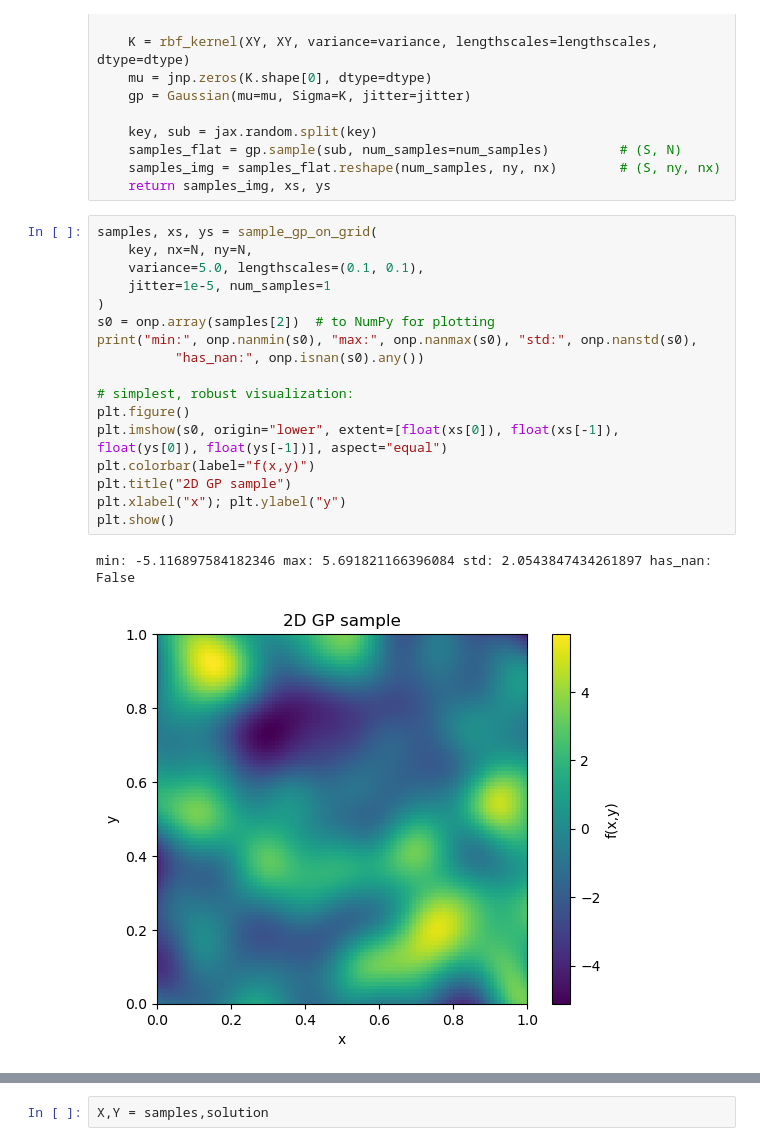
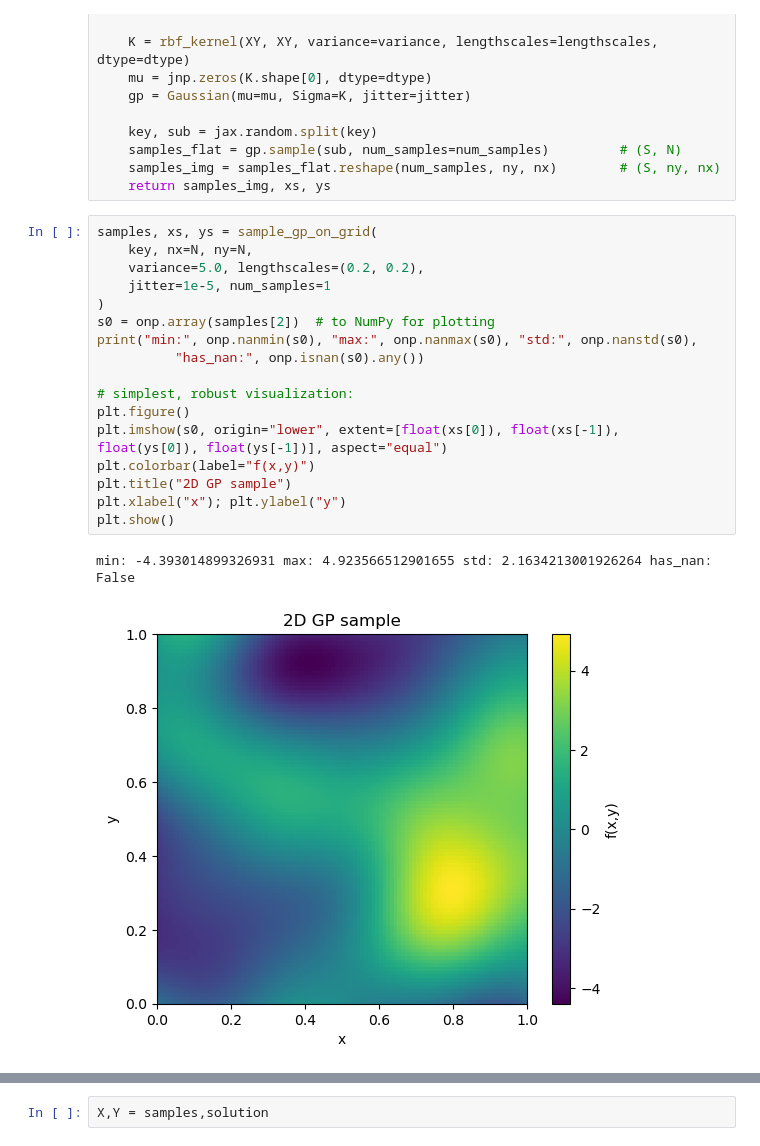
Before and after one commit to leonardvetter/AMOR, a Jupyter notebook: multilayer_RBNO/L_MRBNO.ipynb, the cells around one changed output, grey strips where cells are left out. Cells and saved outputs as stored; diff of their text form.

```diff
--- a/multilayer_RBNO/L_MRBNO.ipynb
+++ b/multilayer_RBNO/L_MRBNO.ipynb
@@ -98,23 +98,23 @@ def sample_gp_on_grid(
 # %%
 samples, xs, ys = sample_gp_on_grid(
     key, nx=N, ny=N,
-    variance=5.0, lengthscales=(0.1, 0.1),
+    variance=5.0, lengthscales=(0.2, 0.2),
     jitter=1e-5, num_samples=1
 )
 s0 = onp.array(samples[2])  # to NumPy for plotting
 print("min:", onp.nanmin(s0), "max:", onp.nanmax(s0), "std:", onp.nanstd(s0),
           "has_nan:", onp.isnan(s0).any())
 
 # simplest, robust visualization:
 plt.figure()
 plt.imshow(s0, origin="lower", extent=[float(xs[0]), float(xs[-1]), float(ys[0]), float(ys[-1])], aspect="equal")
 plt.colorbar(label="f(x,y)")
 plt.title("2D GP sample")
 plt.xlabel("x"); plt.ylabel("y")
 plt.show()
 # %% [output]
-min: -5.116897584182346 max: 5.691821166396084 std: 2.0543847434261897 has_nan: False
+min: -4.393014899326931 max: 4.923566512901655 std: 2.1634213001926264 has_nan: False
-[figure, old version]
+[figure, new version]
 # %%
 #We sample f_cv from the gaussian process and solve the Poisson equation with -f_cv as RHS
 
```
Also changed, not shown: parts of 15 cells of this notebook, 2 other files.
